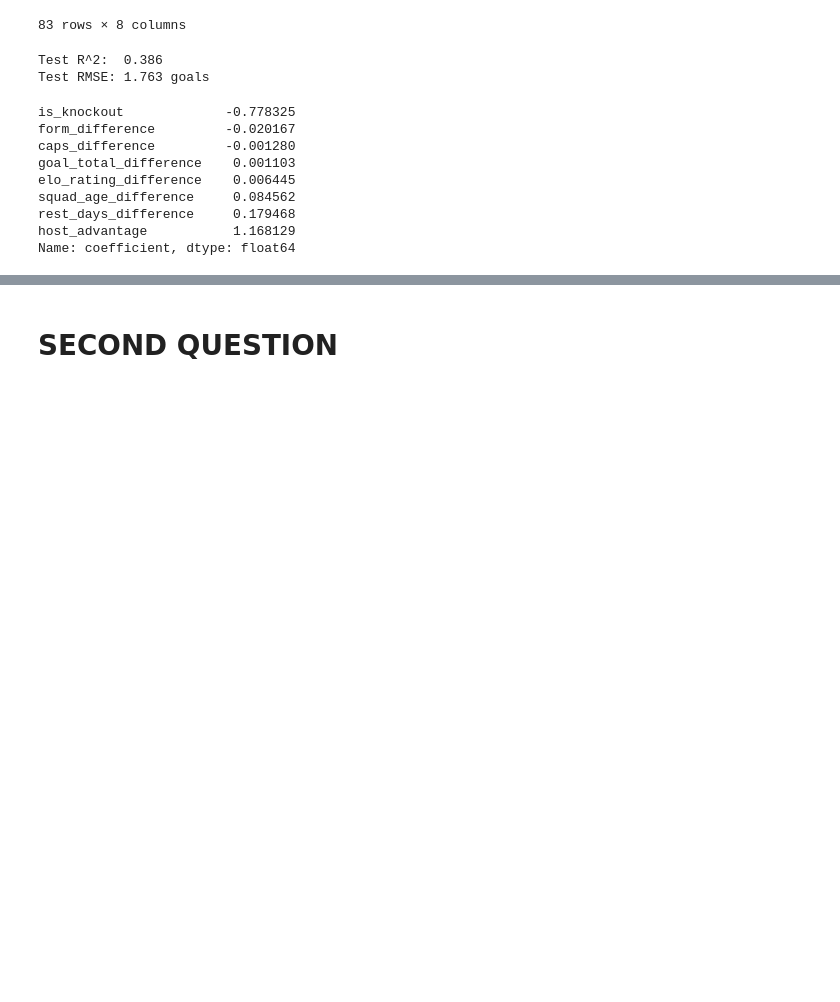
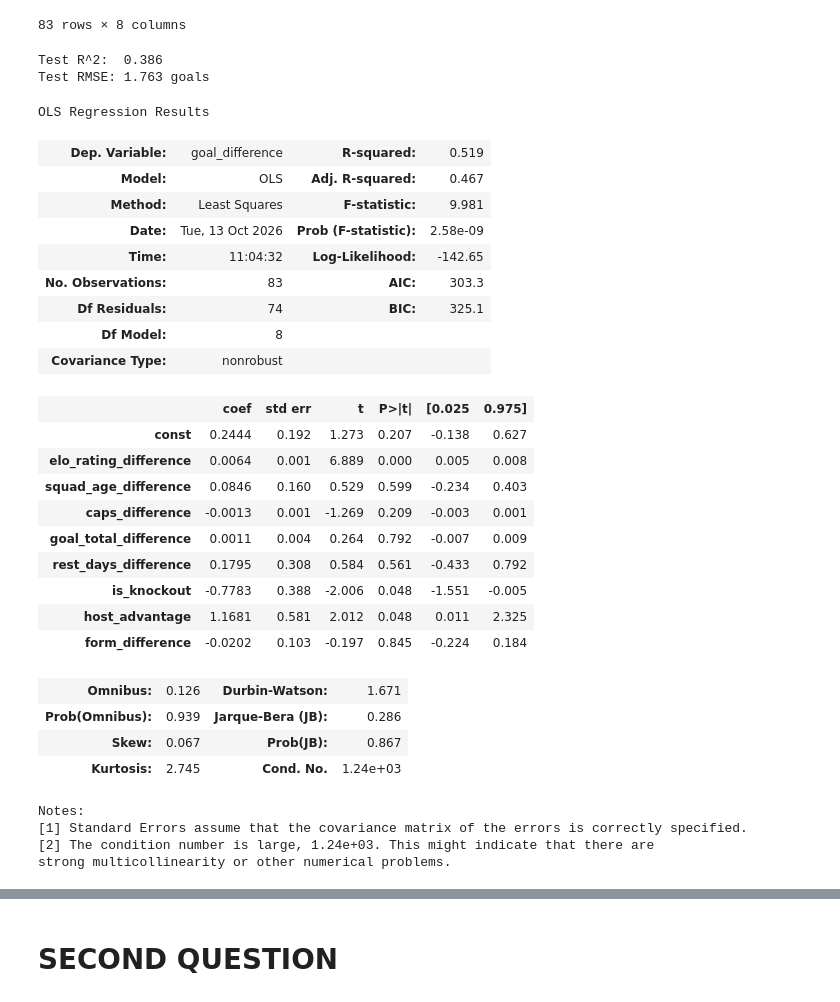
Before and after one commit to qualiky/fifa-world-cup-2026-analysis, a Jupyter notebook: notebooks/sandys-notebook.ipynb, the cells around one changed output, grey strips where cells are left out. Saved outputs shown, nothing was run; the diff lists cells and outputs as text; code cells hidden in the pictures; blank space fills up the shorter version.

```diff
--- a/notebooks/sandys-notebook.ipynb
+++ b/notebooks/sandys-notebook.ipynb
@@ -146,19 +148,42 @@ pred = model.predict(X_test)
 # %%
 r2 = r2_score(y_test, pred)
 rmse = mean_squared_error(y_test, pred) ** 0.5
 print(f"Test R^2:  {r2:.3f}")
 print(f"Test RMSE: {rmse:.3f} goals")
 
 pd.Series(model.coef_, index=FEATURES, name="coefficient").sort_values()
+
+X_sm = sm.add_constant(X_train)
+ols_fds = sm.OLS(y_train, X_sm).fit()
+>>>ols_fds.summary()
 # %% [output]
 Test R^2:  0.386
 Test RMSE: 1.763 goals
-is_knockout             -0.778325
-form_difference         -0.020167
-caps_difference         -0.001280
-goal_total_difference    0.001103
-elo_rating_difference    0.006445
-squad_age_difference     0.084562
-rest_days_difference     0.179468
-host_advantage           1.168129
-Name: coefficient, dtype: float64
+OLS Regression Results
+| Dep. Variable: | goal_difference | R-squared: | 0.519 |
+| Model: | OLS | Adj. R-squared: | 0.467 |
+| Method: | Least Squares | F-statistic: | 9.981 |
+| Date: | Tue, 13 Oct 2026 | Prob (F-statistic): | 2.58e-09 |
+| Time: | 11:04:32 | Log-Likelihood: | -142.65 |
+| No. Observations: | 83 | AIC: | 303.3 |
+| Df Residuals: | 74 | BIC: | 325.1 |
+| Df Model: | 8 |  |  |
+| Covariance Type: | nonrobust |  |  |
+|  | coef | std err | t | P>|t| | [0.025 | 0.975] |
+| const | 0.2444 | 0.192 | 1.273 | 0.207 | -0.138 | 0.627 |
+| elo_rating_difference | 0.0064 | 0.001 | 6.889 | 0.000 | 0.005 | 0.008 |
+| squad_age_difference | 0.0846 | 0.160 | 0.529 | 0.599 | -0.234 | 0.403 |
+| caps_difference | -0.0013 | 0.001 | -1.269 | 0.209 | -0.003 | 0.001 |
+| goal_total_difference | 0.0011 | 0.004 | 0.264 | 0.792 | -0.007 | 0.009 |
+| rest_days_difference | 0.1795 | 0.308 | 0.584 | 0.561 | -0.433 | 0.792 |
+| is_knockout | -0.7783 | 0.388 | -2.006 | 0.048 | -1.551 | -0.005 |
+| host_advantage | 1.1681 | 0.581 | 2.012 | 0.048 | 0.011 | 2.325 |
+| form_difference | -0.0202 | 0.103 | -0.197 | 0.845 | -0.224 | 0.184 |
+| Omnibus: | 0.126 | Durbin-Watson: | 1.671 |
+| Prob(Omnibus): | 0.939 | Jarque-Bera (JB): | 0.286 |
+| Skew: | 0.067 | Prob(JB): | 0.867 |
+| Kurtosis: | 2.745 | Cond. No. | 1.24e+03 |
+Notes:
+[1] Standard Errors assume that the covariance matrix of the errors is correctly specified.
+[2] The condition number is large, 1.24e+03. This might indicate that there are
+strong multicollinearity or other numerical problems.
```
Also changed, not shown: parts of 3 cells of this notebook.
